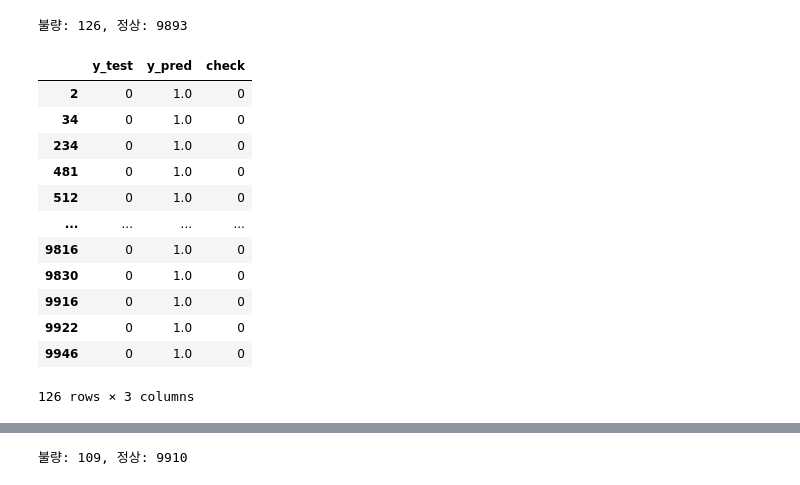
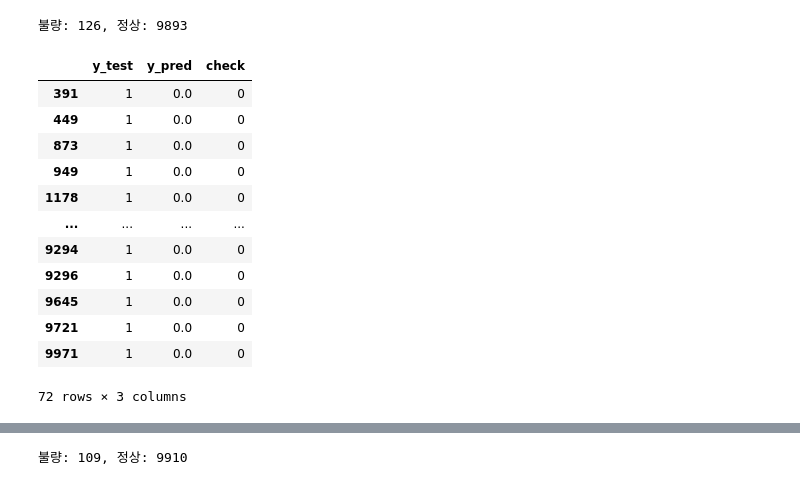
Before and after one commit to och5351/Bigdata_busan, a Jupyter notebook: ML/hng_LGBM/LightGBM.ipynb, the cells around one changed output, grey strips where cells are left out. Cells and saved outputs as stored; diff of their text form; code cells hidden in the pictures.

```diff
--- a/ML/hng_LGBM/LightGBM.ipynb
+++ b/ML/hng_LGBM/LightGBM.ipynb
@@ -331,19 +345,20 @@ tmp_df['check'] = 0
 
 # 예측 결과가 같으면 check에 1로 표시
 tmp_df.loc[(tmp_df['y_test'] == tmp_df['y_pred']), 'check'] = 1
-# %%
-tmp_df[(tmp_df['check'] == 0)]
-# %% [output]
-|  | y_test | y_pred | check |
-| 2 | 0 | 1.0 | 0 |
-| 34 | 0 | 1.0 | 0 |
-| 234 | 0 | 1.0 | 0 |
-| 481 | 0 | 1.0 | 0 |
-| 512 | 0 | 1.0 | 0 |
-| ... | ... | ... | ... |
-| 9816 | 0 | 1.0 | 0 |
-| 9830 | 0 | 1.0 | 0 |
-| 9916 | 0 | 1.0 | 0 |
-| 9922 | 0 | 1.0 | 0 |
-| 9946 | 0 | 1.0 | 0 |
-126 rows × 3 columns
+# %%
+# 정상인데 정상으로 예측 못하는 것들
+tmp_df[(tmp_df['y_test'] == 1) & (tmp_df['check'] == 0)]
+# %% [output]
+|  | y_test | y_pred | check |
+| 391 | 1 | 0.0 | 0 |
+| 449 | 1 | 0.0 | 0 |
+| 873 | 1 | 0.0 | 0 |
+| 949 | 1 | 0.0 | 0 |
+| 1178 | 1 | 0.0 | 0 |
+| ... | ... | ... | ... |
+| 9294 | 1 | 0.0 | 0 |
+| 9296 | 1 | 0.0 | 0 |
+| 9645 | 1 | 0.0 | 0 |
+| 9721 | 1 | 0.0 | 0 |
+| 9971 | 1 | 0.0 | 0 |
+72 rows × 3 columns
```
Also changed, not shown: parts of 20 cells of this notebook, 1 other file.
